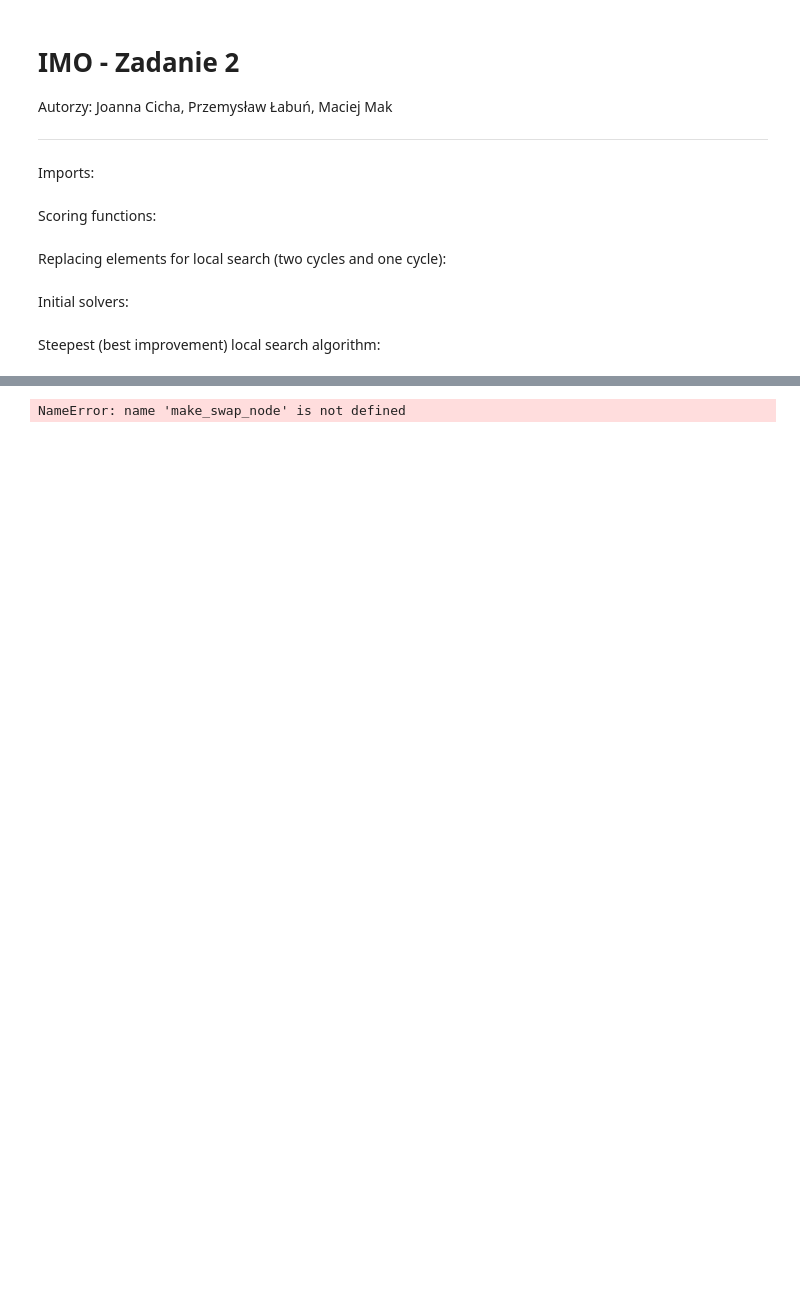
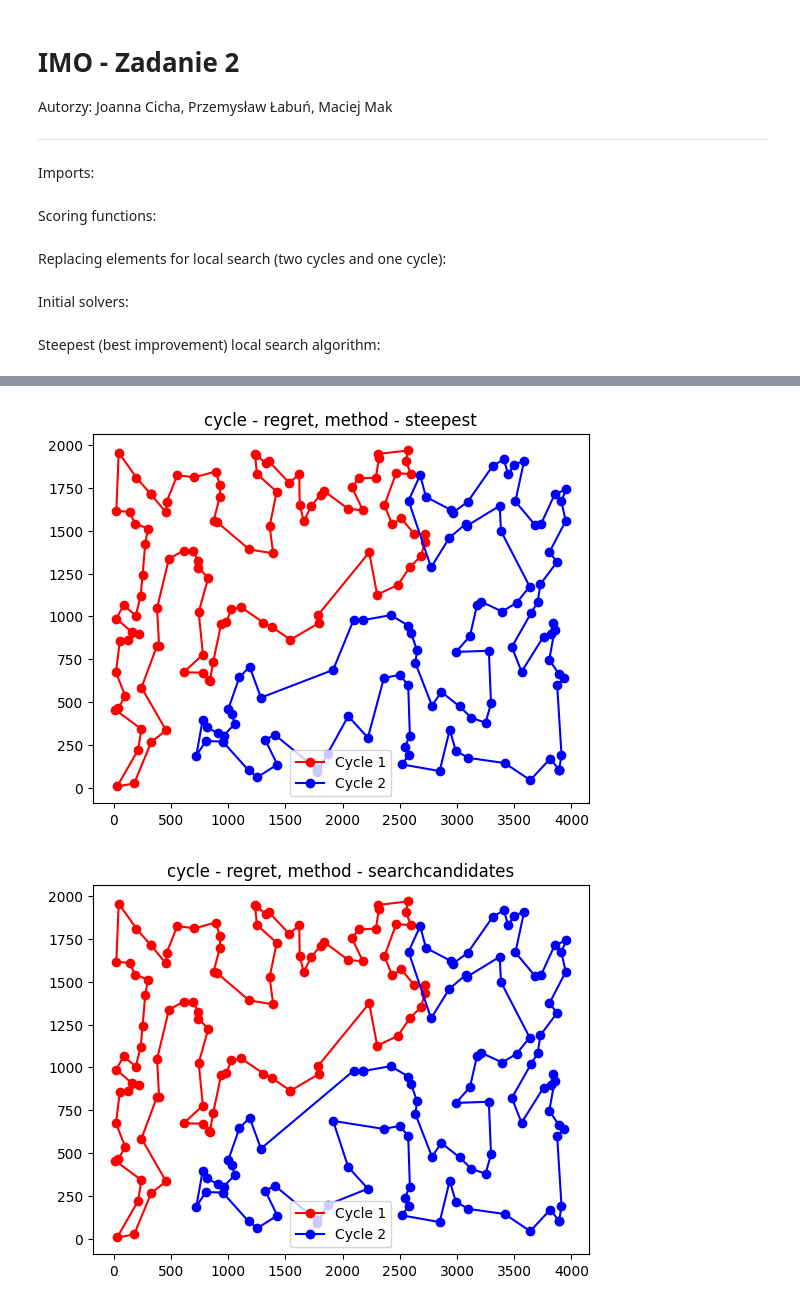
Before and after one commit to JoannaCi/IMO_proj3, a Jupyter notebook: imo_1.ipynb, the cells around one changed output, grey strips where cells are left out. Cells and saved outputs as stored; diff of their text form; code cells hidden in the pictures; blank space fills up the shorter version.

```diff
--- a/imo_1.ipynb
+++ b/imo_1.ipynb
@@ -432,30 +494,31 @@ def plot_optimized_tours(positions, cycle1, cycle2, method):
 # %%
 score_results = []
 time_results = []
 for file in ['kroa.csv','krob.csv']:
     coords = pd.read_csv(file, sep=' ')
     positions=np.array([coords['x'], coords['y']]).T
     cities = np.round(pairwise_distances(np.array(positions)))
 
-    local_variants = [SteepestCandidates(cities)]
+    local_variants = [Steepest(cities), SearchCandidates(cities), SearchMemory(cities)]
     # local_variants=[]
     # local_variants = [GreedySearch(cities, "vertices")]
     for solve in [regret]:
         solutions = list(map(solve, [(cities, i) for i in range(100)]))
         scores = [score(cities, x) for x in solutions]
         score_results.append(dict(file=file, function=solve.__name__, search="none", variant="none", min=int(min(scores)), mean=int(np.mean(scores)), max=int(max(scores))))
         best_idx = np.argmin(scores)
         best = solutions[best_idx]
         plot_optimized_tours(positions, *best, f'cycle - {solve.__name__}')
         for local_search in local_variants:
             times, new_solutions = zip(*list(map(local_search, solutions)))
             new_scores = [score(cities, x) for x in new_solutions]
             best = new_solutions[best_idx]
             plot_optimized_tours(positions, *best, f'cycle - {solve.__name__}, method - {(type(local_search).__name__).lower()}')
             score_results.append(dict(file=file, function=solve.__name__, search=type(local_search).__name__, min=int(min(new_scores)), mean=int(np.mean(new_scores)), max=int(max(new_scores))))
             time_results.append(dict(file=file, function=solve.__name__, search=type(local_search).__name__, min=float(min(times)), mean=float(np.mean(times)), max=float(max(times))))
 scores = pd.DataFrame(score_results)
 times = pd.DataFrame(time_results)
 # %% [output]
 [figure]
-NameError: name 'make_swap_node' is not defined
+[figure, added]
+[figure, added]
```
Also changed, not shown: parts of 8 cells of this notebook.
